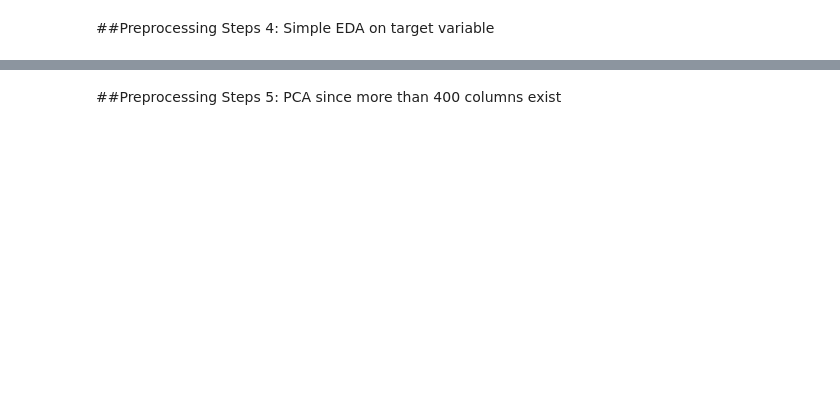
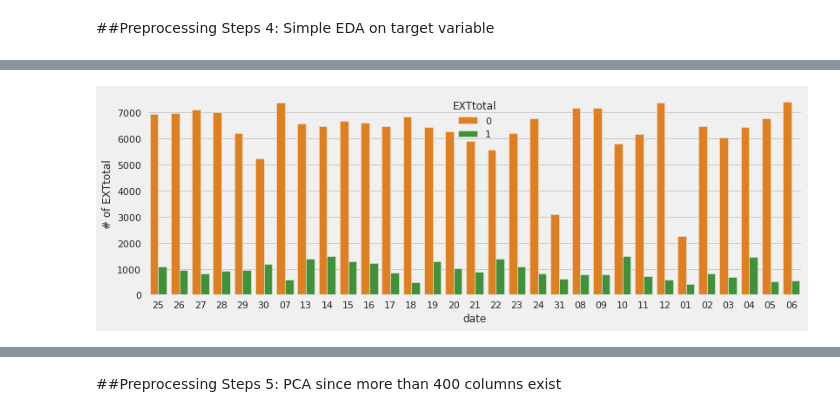
Before and after one commit to francis-jeon/Repository_francis, a Jupyter notebook: anomaly_detection_minjong.ipynb, the cells around one changed output, grey strips where cells are left out. Drawn from its saved outputs; the diff is of its cells as text; code cells hidden in the pictures; blank space fills up the shorter version.

```diff
--- a/anomaly_detection_minjong.ipynb
+++ b/anomaly_detection_minjong.ipynb
@@ -161,0 +227,13 @@ Index(['year', 'month', 'date'], dtype='object')
+# %%
+plt.figure(figsize=(12,4))
+
+ax = sns.countplot(data = data, x = 'date', hue="EXTtotal", palette = 'Paired_r')
+
+plt.xlabel("date", fontsize= 12)
+plt.ylabel("# of EXTtotal", fontsize= 12)
+
+
+
+plt.show()
+# %% [output]
+[figure, added]
```
Also changed, not shown: parts of 50 cells of this notebook.
